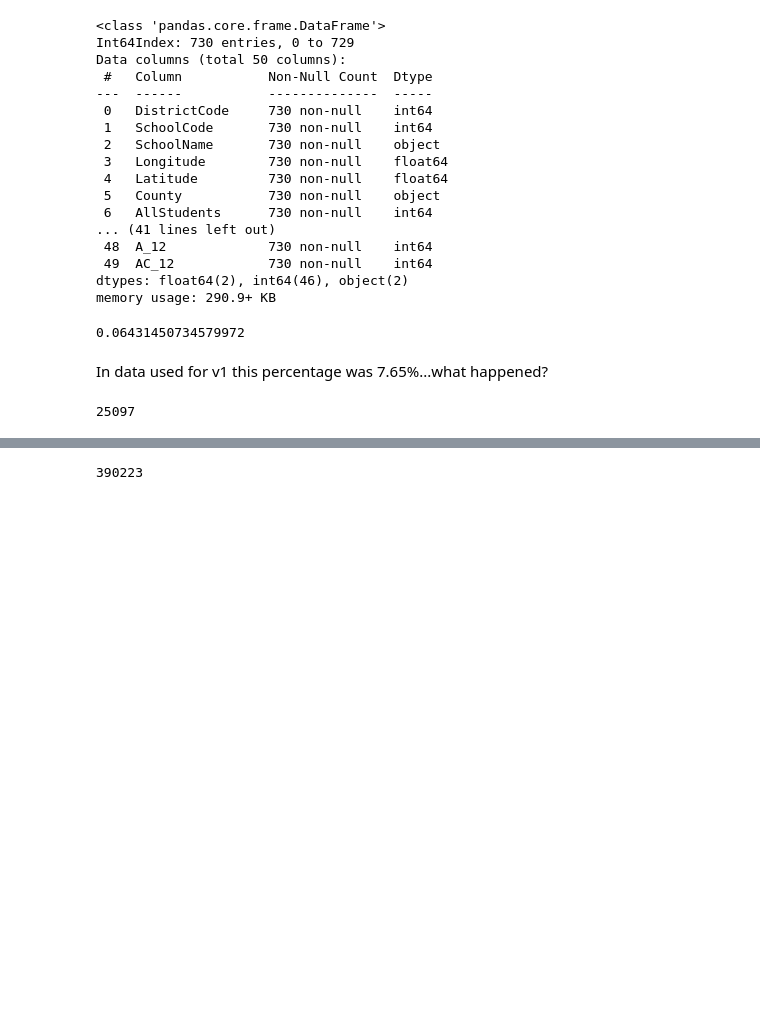
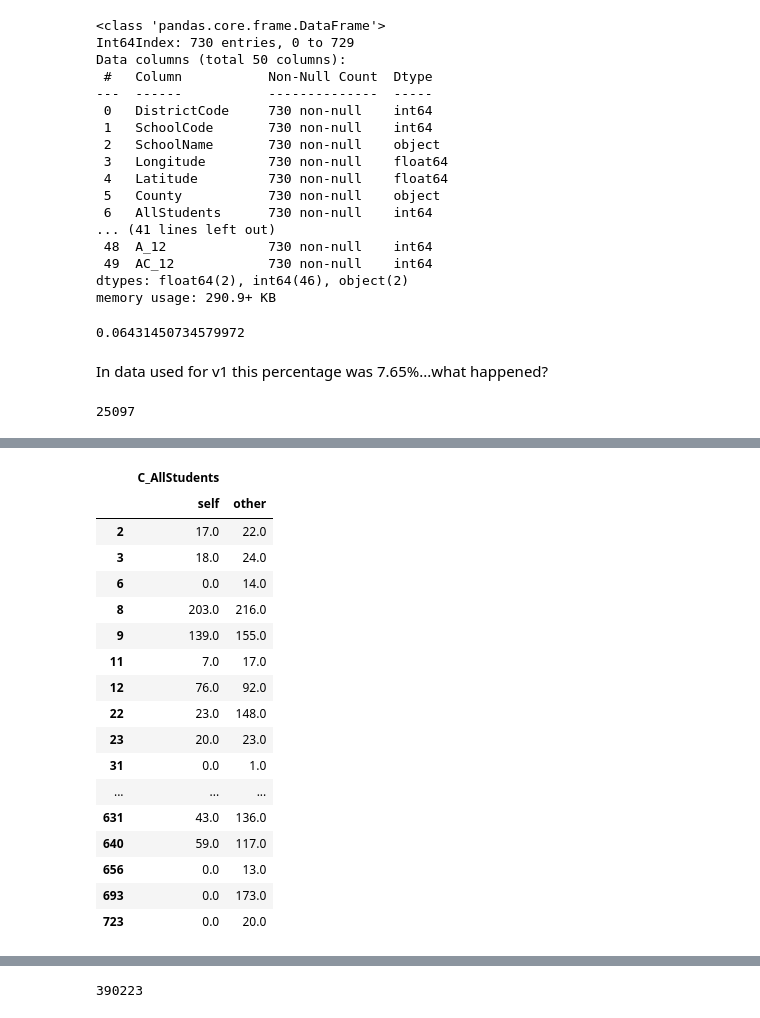
Before and after one commit to brinkbrink/WA_CS_v2, a Jupyter notebook: StudentAnalysis-2.ipynb, the cells around one changed output, grey strips where cells are left out. Cells and saved outputs as stored; diff of their text form; code cells hidden in the pictures; blank space fills up the shorter version.

```diff
--- a/StudentAnalysis-2.ipynb
+++ b/StudentAnalysis-2.ipynb
@@ -688,0 +763,24 @@ sum(original_ospi.C_AllStudents)
+# %%
+v5_ospi_aligned, v1_ospi_aligned = v5_ospi.align(v1_ospi, join='outer', axis=1)
+# %%
+pd.set_option('display.max_rows', None)
+v5_ospi_aligned[['C_AllStudents']].compare(v1_ospi_aligned[['C_AllStudents']], align_axis=1, keep_shape=False, keep_equal=False)
+# %% [output]
+|  | C_AllStudents |  |
+|  | self | other |
+| 2 | 17.0 | 22.0 |
+| 3 | 18.0 | 24.0 |
+| 6 | 0.0 | 14.0 |
+| 8 | 203.0 | 216.0 |
+| 9 | 139.0 | 155.0 |
+| 11 | 7.0 | 17.0 |
+| 12 | 76.0 | 92.0 |
+| 22 | 23.0 | 148.0 |
+| 23 | 20.0 | 23.0 |
+| 31 | 0.0 | 1.0 |
+| ... | ... | ... |
+| 631 | 43.0 | 136.0 |
+| 640 | 59.0 | 117.0 |
+| 656 | 0.0 | 13.0 |
+| 693 | 0.0 | 173.0 |
+| 723 | 0.0 | 20.0 |
```
Also changed, not shown: parts of 13 cells of this notebook.
